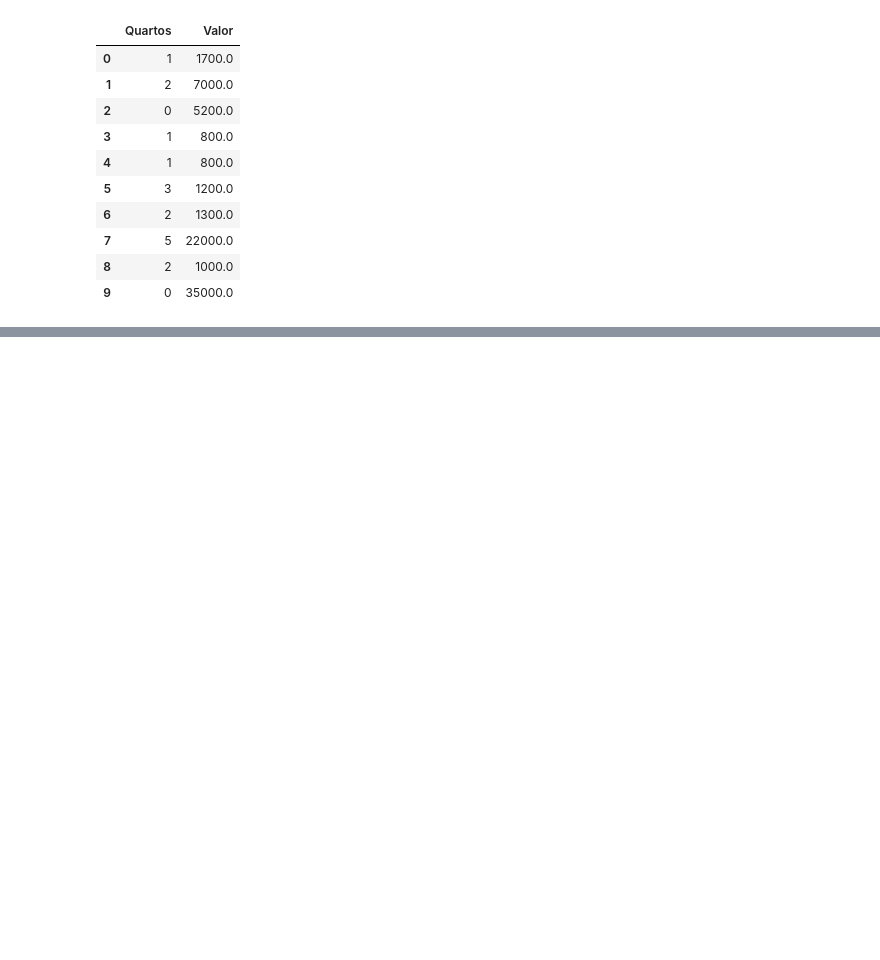
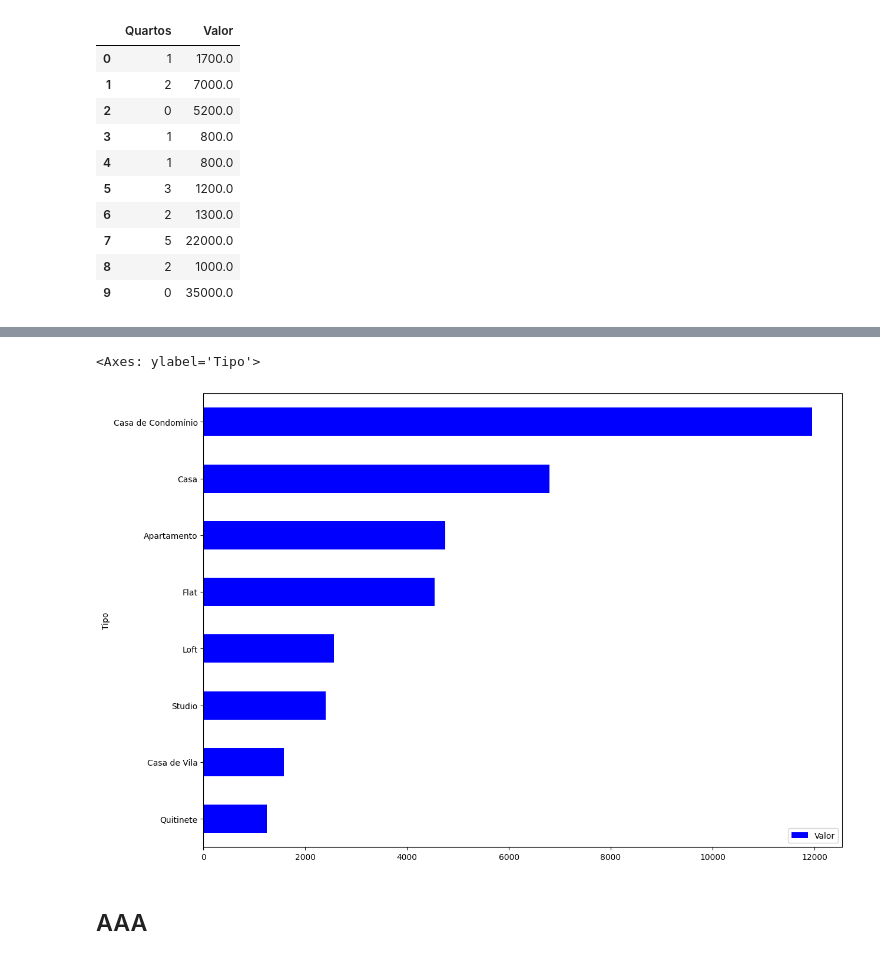
Before and after one commit to OtavioSotnas/Pandas, a Jupyter notebook: projeto_imobliaria.ipynb, the cells around one changed output, grey strips where cells are left out. Saved outputs shown, nothing was run; the diff lists cells and outputs as text; code cells hidden in the pictures; blank space fills up the shorter version.

```diff
--- a/projeto_imobliaria.ipynb
+++ b/projeto_imobliaria.ipynb
@@ -158,0 +277,7 @@ dados[['Quartos', 'Valor']].head(10)
+# %%
+dados_imoveis_residenciais.groupby('Tipo')[["Valor"]].mean().sort_values("Valor").plot(kind="barh", figsize=(14,10), color="blue")
+# %% [output]
+<Axes: ylabel='Tipo'>
+[figure, added]
+# %% [markdown]
+## AAA
```
Also changed, not shown: parts of 19 cells of this notebook.
